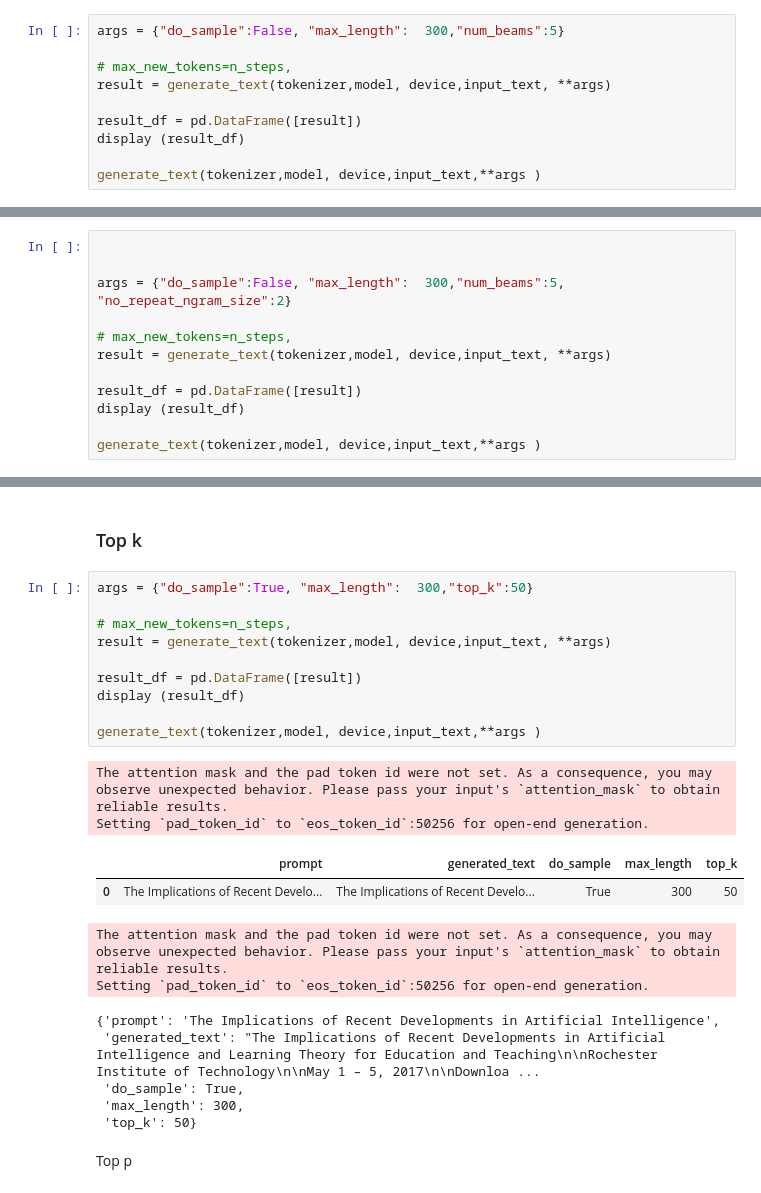
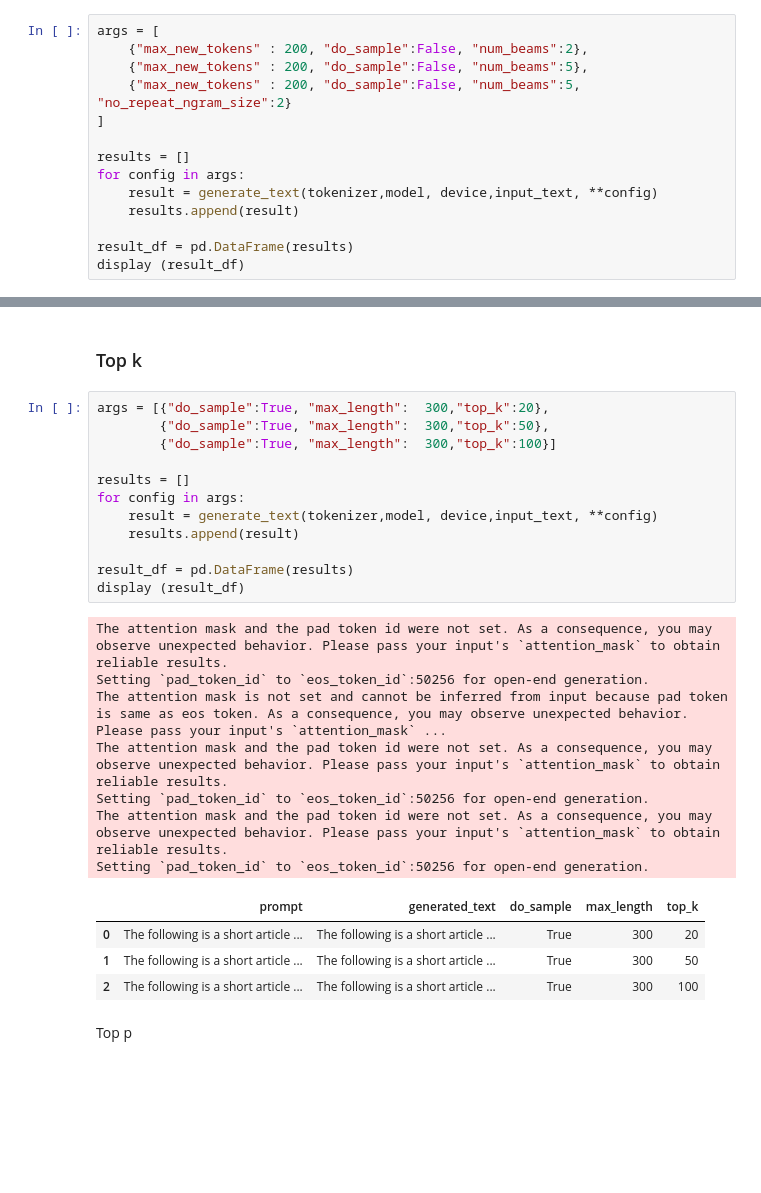
Before and after one commit to qaz73/MN5162, a Jupyter notebook: Section2/MN5162_Section2_Assignment_gorourke.ipynb, the cells around one changed output, grey strips where cells are left out. Drawn from its saved outputs; the diff is of its cells as text; blank space fills up the shorter version.

```diff
--- a/Section2/MN5162_Section2_Assignment_gorourke.ipynb
+++ b/Section2/MN5162_Section2_Assignment_gorourke.ipynb
@@ -164,15 +165,19 @@ Configuration two produces a readable sentence, suggesting that the repetition_p
 # %% [markdown]
 ### Beam Search
 # %%
-args = {"do_sample":False, "max_length":  300,"num_beams":5}
+args = [
+    {"max_new_tokens" : 200, "do_sample":False, "num_beams":2},
+    {"max_new_tokens" : 200, "do_sample":False, "num_beams":5},
+    {"max_new_tokens" : 200, "do_sample":False, "num_beams":5, "no_repeat_ngram_size":2}
+]
 
-# max_new_tokens=n_steps,
-result = generate_text(tokenizer,model, device,input_text, **args)
+results = []
+for config in args:
+    result = generate_text(tokenizer,model, device,input_text, **config)
+    results.append(result)
 
-result_df = pd.DataFrame([result])
+result_df = pd.DataFrame(results)
 display (result_df)
-
-generate_text(tokenizer,model, device,input_text,**args )
 # %% [output]
 The attention mask and the pad token id were not set. As a consequence, you may observe unexpected behavior. Please pass your input's `attention_mask` to obtain reliable results.
 Setting `pad_token_id` to `eos_token_id`:50256 for open-end generation.
@@ -188,12 +191,0 @@ Setting `pad_token_id` to `eos_token_id`:50256 for open-end generation.
-# %%
-
-
-args = {"do_sample":False, "max_length":  300,"num_beams":5, "no_repeat_ngram_size":2}
-
-# max_new_tokens=n_steps,
-result = generate_text(tokenizer,model, device,input_text, **args)
-
-result_df = pd.DataFrame([result])
-display (result_df)
-
-generate_text(tokenizer,model, device,input_text,**args )
@@ -250,27 +229,29 @@ Setting `pad_token_id` to `eos_token_id`:50256 for open-end generation.
 # %% [markdown]
 ### Top k
 # %%
-args = {"do_sample":True, "max_length":  300,"top_k":50}
+args = [{"do_sample":True, "max_length":  300,"top_k":20},
+        {"do_sample":True, "max_length":  300,"top_k":50},
+        {"do_sample":True, "max_length":  300,"top_k":100}]
 
-# max_new_tokens=n_steps,
-result = generate_text(tokenizer,model, device,input_text, **args)
+results = []
+for config in args:
+    result = generate_text(tokenizer,model, device,input_text, **config)
+    results.append(result)
 
-result_df = pd.DataFrame([result])
+result_df = pd.DataFrame(results)
 display (result_df)
-
-generate_text(tokenizer,model, device,input_text,**args )
 # %% [output]
 The attention mask and the pad token id were not set. As a consequence, you may observe unexpected behavior. Please pass your input's `attention_mask` to obtain reliable results.
 Setting `pad_token_id` to `eos_token_id`:50256 for open-end generation.
+The attention mask is not set and cannot be inferred from input because pad token is same as eos token. As a consequence, you may observe unexpected behavior. Please pass your input's `attention_mask` ...
+The attention mask and the pad token id were not set. As a consequence, you may observe unexpected behavior. Please pass your input's `attention_mask` to obtain reliable results.
+Setting `pad_token_id` to `eos_token_id`:50256 for open-end generation.
+The attention mask and the pad token id were not set. As a consequence, you may observe unexpected behavior. Please pass your input's `attention_mask` to obtain reliable results.
+Setting `pad_token_id` to `eos_token_id`:50256 for open-end generation.
 |  | prompt | generated_text | do_sample | max_length | top_k |
-| 0 | The Implications of Recent Develo... | The Implications of Recent Develo... | True | 300 | 50 |
+| 0 | The following is a short article ... | The following is a short article ... | True | 300 | 20 |
+| 1 | The following is a short article ... | The following is a short article ... | True | 300 | 50 |
+| 2 | The following is a short article ... | The following is a short article ... | True | 300 | 100 |
-The attention mask and the pad token id were not set. As a consequence, you may observe unexpected behavior. Please pass your input's `attention_mask` to obtain reliable results.
-Setting `pad_token_id` to `eos_token_id`:50256 for open-end generation.
-{'prompt': 'The Implications of Recent Developments in Artificial Intelligence',
- 'generated_text': "The Implications of Recent Developments in Artificial Intelligence and Learning Theory for Education and Teaching\n\nRochester Institute of Technology\n\nMay 1 – 5, 2017\n\nDownloa ...
- 'do_sample': True,
- 'max_length': 300,
- 'top_k': 50}
 # %% [markdown]
 Top p
 # %%
```
Also changed, not shown: parts of 3 cells of this notebook.
